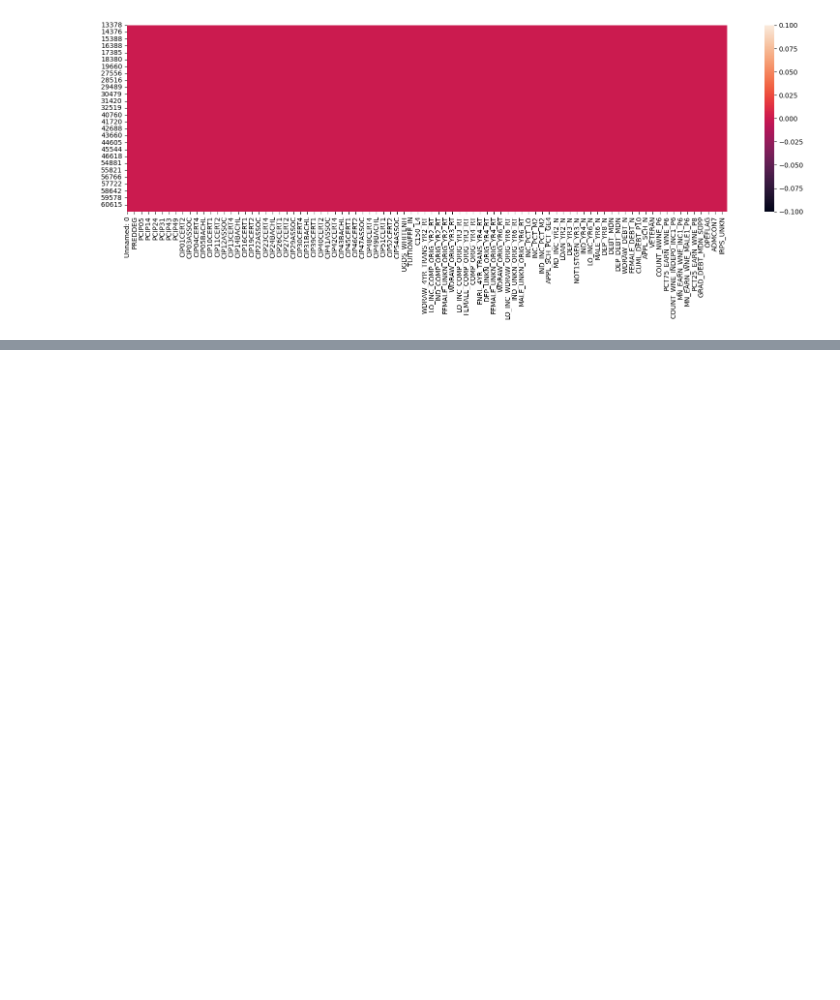
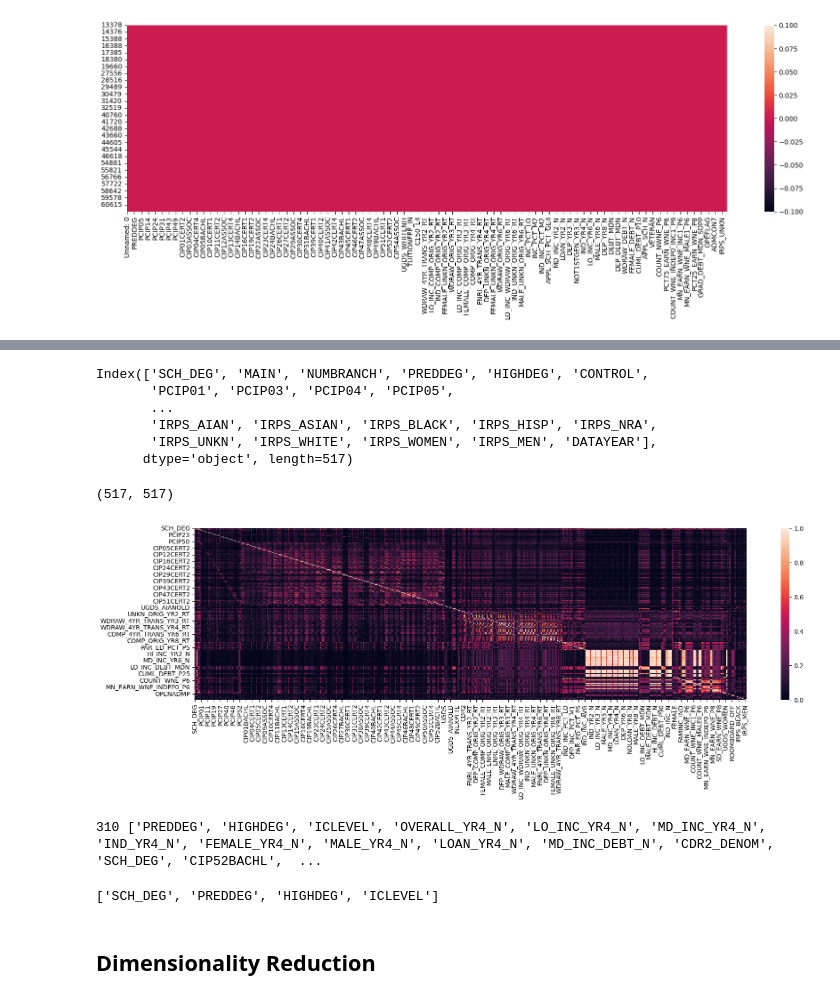
Before and after one commit to cyrilmichino/modeling-income-shares, a Jupyter notebook: college-scorecard-data-analysis.ipynb, the cells around one changed output, grey strips where cells are left out. Cells and saved outputs as stored; diff of their text form; code cells hidden in the pictures; blank space fills up the shorter version.

Commit message:
Kaggle Notebook | College Scorecard Data Analysis | Handle Multicolllinearity

```diff
--- a/college-scorecard-data-analysis.ipynb
+++ b/college-scorecard-data-analysis.ipynb
@@ -799,0 +806,2 @@ data.to_csv("/kaggle/working/CleanedConsolidatedData.csv")
+# %%
+data = pd.read_csv("/kaggle/working/CleanedConsolidatedData.csv")
@@ -799,0 +822,42 @@ data.to_csv("/kaggle/working/CleanedConsolidatedData.csv")
+# %%
+y = data['MN_EARN_WNE_P6']
+df = data.drop(['Unnamed: 0', 'UNITID', 'INSTNM','Unnamed: 0.1','MN_EARN_WNE_P6'], axis=1)
+df.columns
+# %% [output]
+Index(['SCH_DEG', 'MAIN', 'NUMBRANCH', 'PREDDEG', 'HIGHDEG', 'CONTROL',
+       'PCIP01', 'PCIP03', 'PCIP04', 'PCIP05',
+       ...
+       'IRPS_AIAN', 'IRPS_ASIAN', 'IRPS_BLACK', 'IRPS_HISP', 'IRPS_NRA',
+       'IRPS_UNKN', 'IRPS_WHITE', 'IRPS_WOMEN', 'IRPS_MEN', 'DATAYEAR'],
+      dtype='object', length=517)
+# %%
+corr = df.corr().abs()
+corr.shape
+# %% [output]
+(517, 517)
+# %%
+plt.figure(figsize=(20,5))
+sns.heatmap(corr)
+plt.show()
+# %% [output]
+[figure, added]
+# %%
+thresh = 0.75
+corr_to_drop = list()
+
+for i in range(len(df.columns)):
+    if i not in corr_to_drop:
+        mask = corr[df.columns[i]] >= thresh
+        correlated = list(corr[df.columns[i]][mask].keys())
+        for j in correlated:
+            if j != df.columns[i] and j not in corr_to_drop:
+                corr_to_drop.append(j)
+
+print(len(corr_to_drop),corr_to_drop)
+# %% [output]
+310 ['PREDDEG', 'HIGHDEG', 'ICLEVEL', 'OVERALL_YR4_N', 'LO_INC_YR4_N', 'MD_INC_YR4_N', 'IND_YR4_N', 'FEMALE_YR4_N', 'MALE_YR4_N', 'LOAN_YR4_N', 'MD_INC_DEBT_N', 'CDR2_DENOM', 'SCH_DEG', 'CIP52BACHL',  ...
+# %%
+mask = corr['PREDDEG'] >= 0.75
+list(corr['PREDDEG'][mask].keys())
+# %% [output]
+['SCH_DEG', 'PREDDEG', 'HIGHDEG', 'ICLEVEL']
@@ -799,0 +866,2 @@ data.to_csv("/kaggle/working/CleanedConsolidatedData.csv")
+# %% [markdown]
+## Dimensionality Reduction
```
Also changed, not shown: parts of 6 cells of this notebook.
